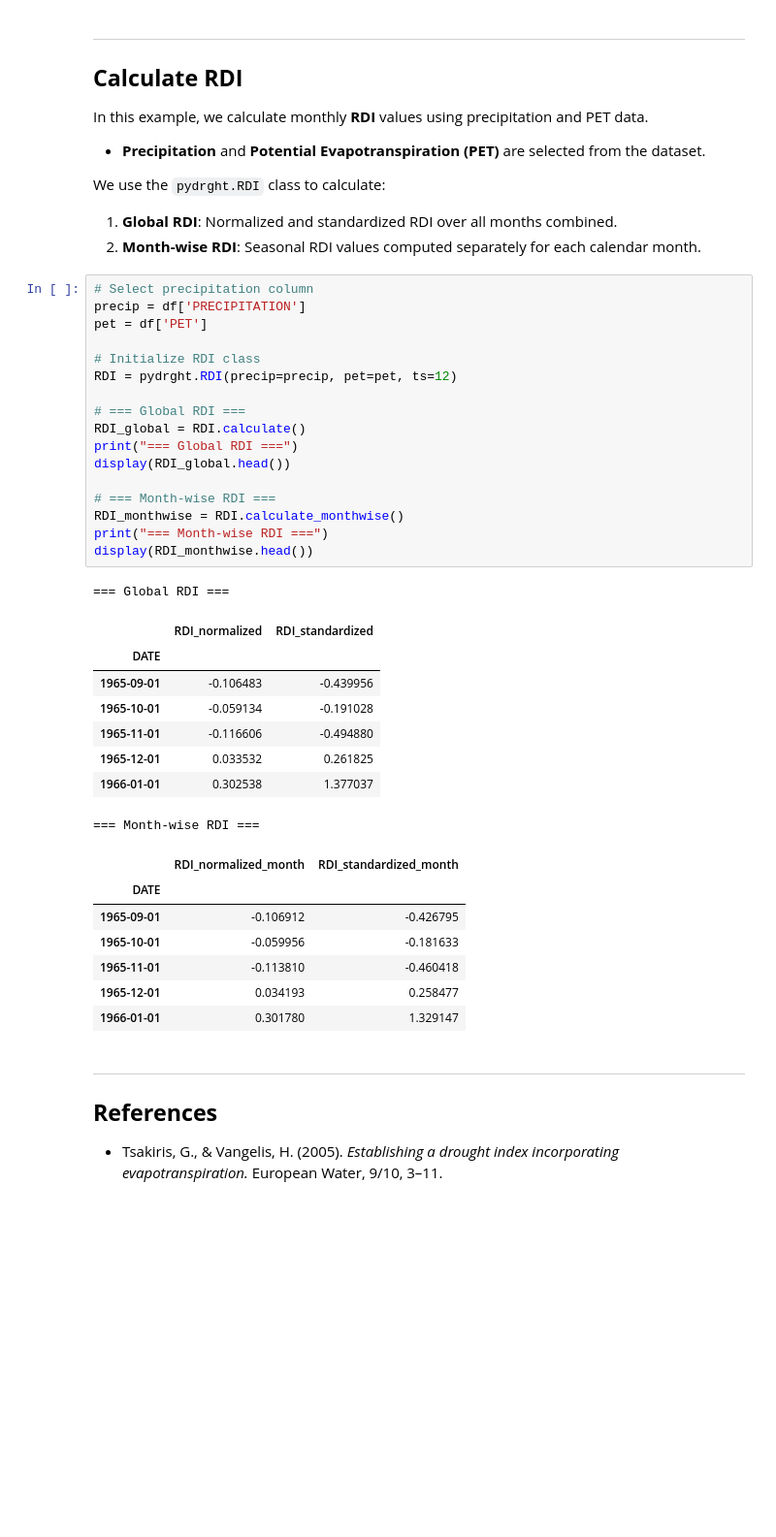
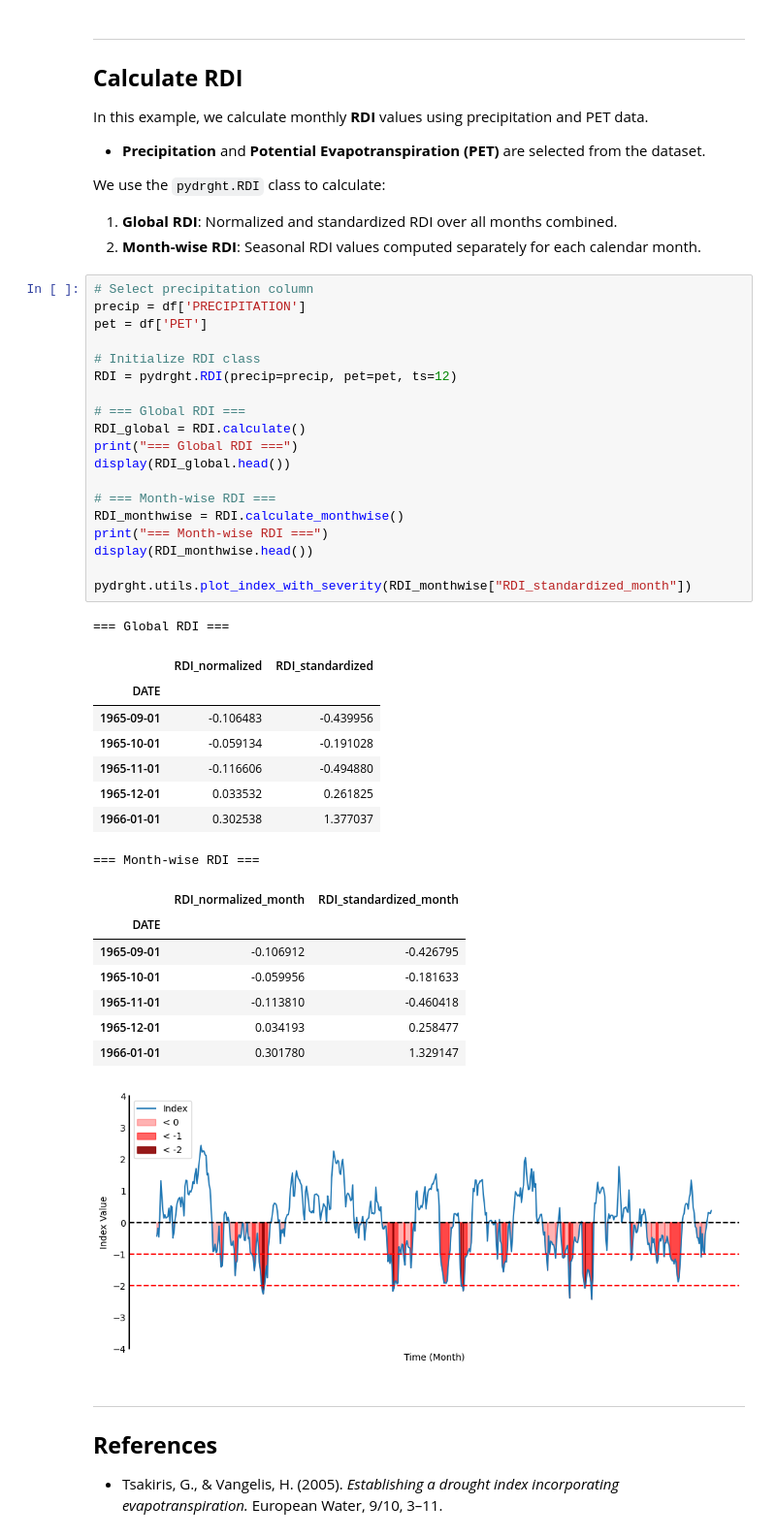
Before and after one commit to TerziTB/PyDRGHT, a Jupyter notebook: examples/example_RDI.ipynb, the cells around one changed output. Shown: that part at 97% size. Drawn from its saved outputs; the diff is of its cells as text; blank space fills up the shorter version.

```diff
--- a/examples/example_RDI.ipynb
+++ b/examples/example_RDI.ipynb
@@ -72,33 +72,36 @@ pet = df['PET']
 
 # Initialize RDI class
 RDI = pydrght.RDI(precip=precip, pet=pet, ts=12)
 
 # === Global RDI ===
 RDI_global = RDI.calculate()
 print("=== Global RDI ===")
 display(RDI_global.head())
 
 # === Month-wise RDI ===
 RDI_monthwise = RDI.calculate_monthwise()
 print("=== Month-wise RDI ===")
 display(RDI_monthwise.head())
+
+pydrght.utils.plot_index_with_severity(RDI_monthwise["RDI_standardized_month"])
 # %% [output]
 === Global RDI ===
 |  | RDI_normalized | RDI_standardized |
 | DATE |  |  |
 | 1965-09-01 | -0.106483 | -0.439956 |
 | 1965-10-01 | -0.059134 | -0.191028 |
 | 1965-11-01 | -0.116606 | -0.494880 |
 | 1965-12-01 | 0.033532 | 0.261825 |
 | 1966-01-01 | 0.302538 | 1.377037 |
 === Month-wise RDI ===
 |  | RDI_normalized_month | RDI_standardized_month |
 | DATE |  |  |
 | 1965-09-01 | -0.106912 | -0.426795 |
 | 1965-10-01 | -0.059956 | -0.181633 |
 | 1965-11-01 | -0.113810 | -0.460418 |
 | 1965-12-01 | 0.034193 | 0.258477 |
 | 1966-01-01 | 0.301780 | 1.329147 |
+[figure, added]
 # %% [markdown]
 ---
 ## **References**
```
Also changed, not shown: parts of 1 cell of this notebook, 6 other files.
